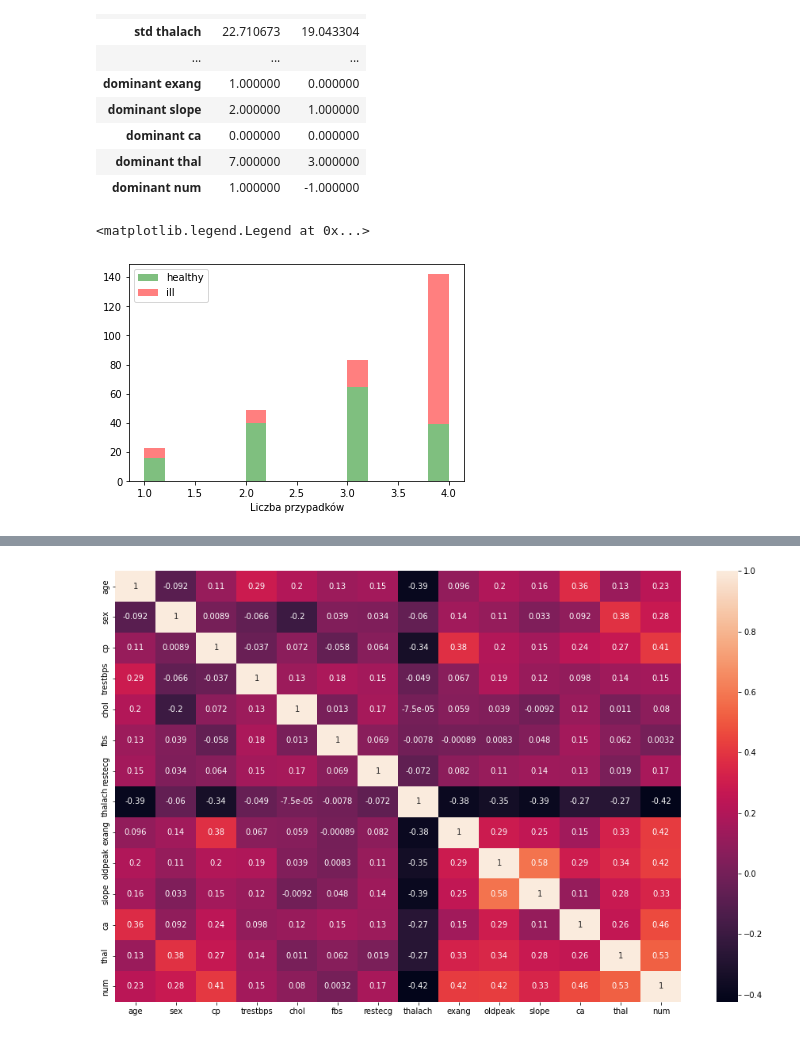
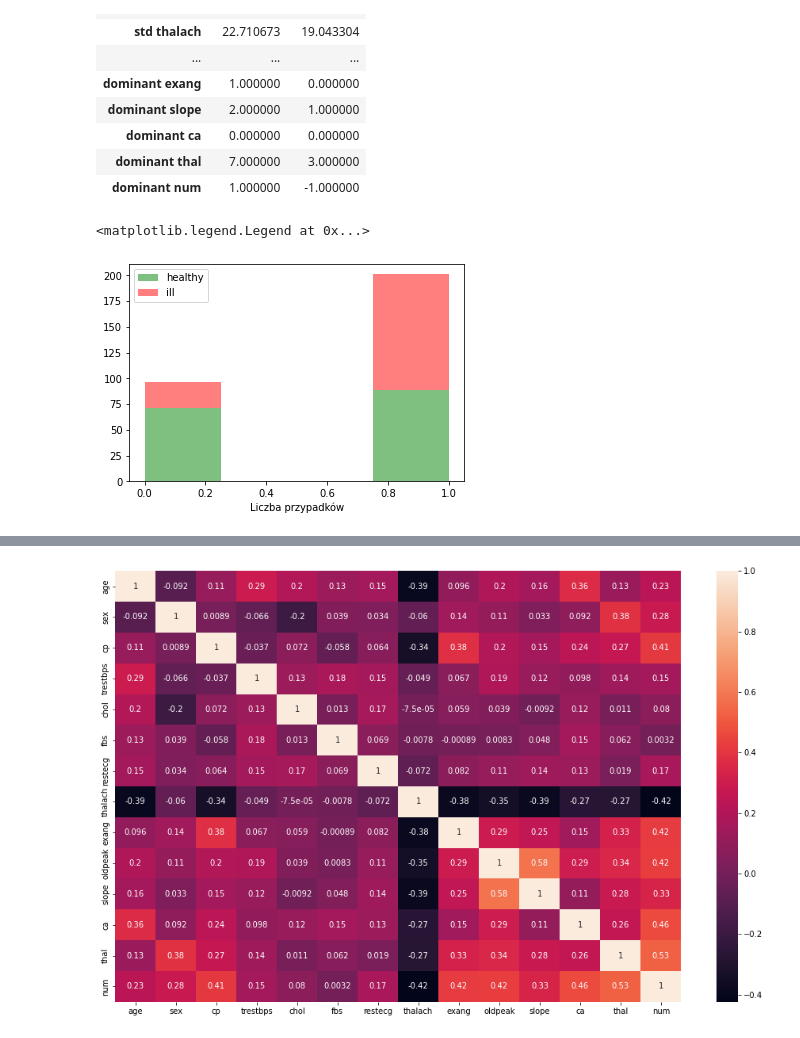
Before and after one commit to bmichas/PUM, a Jupyter notebook: Lab2_Klasyfikacja Liniowa/klasyfikacja-liniowa_pc.ipynb, the cells around one changed output, grey strips where cells are left out. Drawn from its saved outputs; the diff is of its cells as text; code cells hidden in the pictures.

```diff
--- a/Lab2_Klasyfikacja Liniowa/klasyfikacja-liniowa_pc.ipynb
+++ b/Lab2_Klasyfikacja Liniowa/klasyfikacja-liniowa_pc.ipynb
@@ -314,19 +314,19 @@ data
 | dominant thal | 7.000000 | 3.000000 |
 | dominant num | 1.000000 | -1.000000 |
 # %%
-cla = 'cp'
-_range = 15
+cla = 'sex'
+_range = 4
 x,y=[],[]
 healthy = df.query('num == -1')[cla]
 ill = df.query('num == 1')[cla]
 
 plt.hist([healthy, ill], _range, stacked=True,color=['g','r'],alpha=0.5, label=['healthy', 'ill'])
 plt.xlabel('Wartość cechy')
 plt.xlabel('Liczba przypadków')
 plt.legend()
 # %% [output]
 <matplotlib.legend.Legend at 0x...>
-[figure, old version]
+[figure, new version]
 # %%
 df.corr()
 # %% [output]
```
Also changed, not shown: parts of 2 cells of this notebook.
